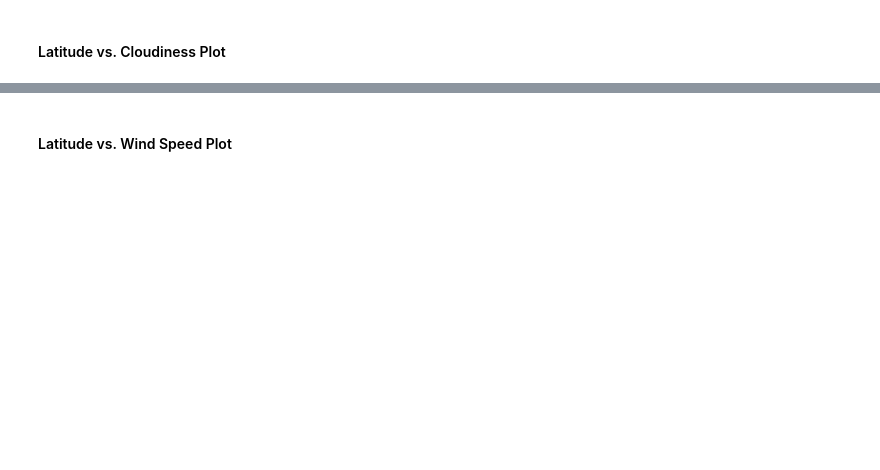
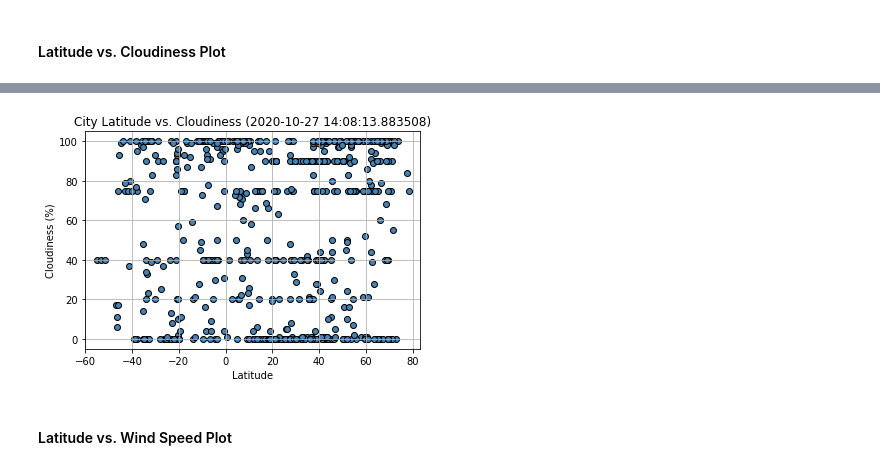
Before and after one commit to paoestefan/python-api-challenge, a Jupyter notebook: WeatherPy/WeatherPy.ipynb, the cells around one changed output, grey strips where cells are left out. Cells and saved outputs as stored; diff of their text form; code cells hidden in the pictures; blank space fills up the shorter version.

```diff
--- a/WeatherPy/WeatherPy.ipynb
+++ b/WeatherPy/WeatherPy.ipynb
@@ -148,2 +249,17 @@ dtype: int64
+# %%
+x=city_pd["Lat"]
+y=city_pd["Cloudiness"]
+td = pd.to_datetime("today")
+plt.scatter(x, y, marker="o", facecolors="steelblue", edgecolor="black")
+plt.ylim(-5,105)
+plt.xlim(-60,83)
+plt.title(f"City Latitude vs. Cloudiness ({td})")
+plt.xlabel("Latitude")
+plt.ylabel("Cloudiness (%)")
+plt.grid()
+plt.savefig("output3.png")
+plt.show()
+# %% [output]
+[figure, added]
 # %% [markdown]
 #### Latitude vs. Wind Speed Plot
```
Also changed, not shown: parts of 46 cells of this notebook, 14 other files.
